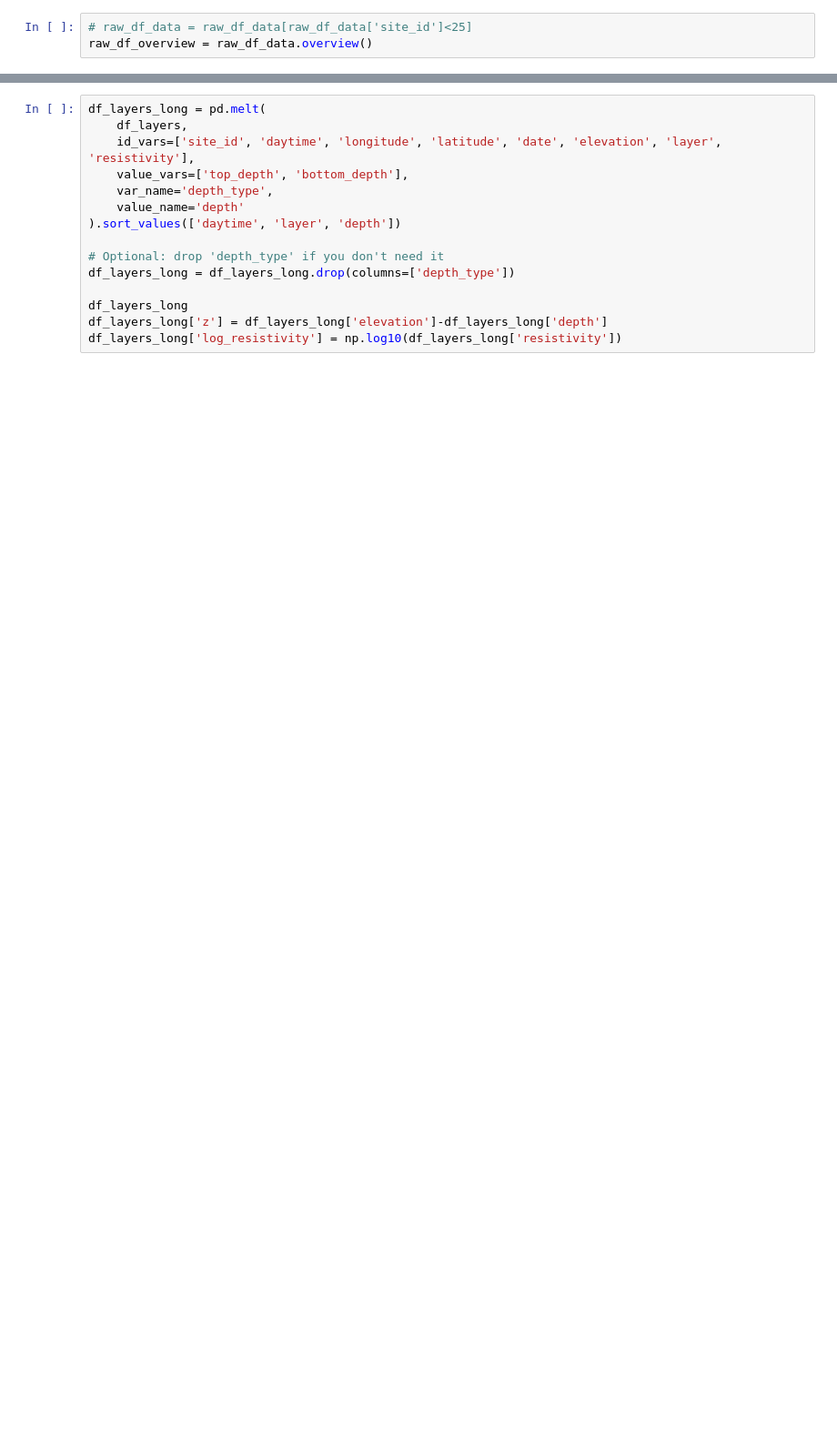
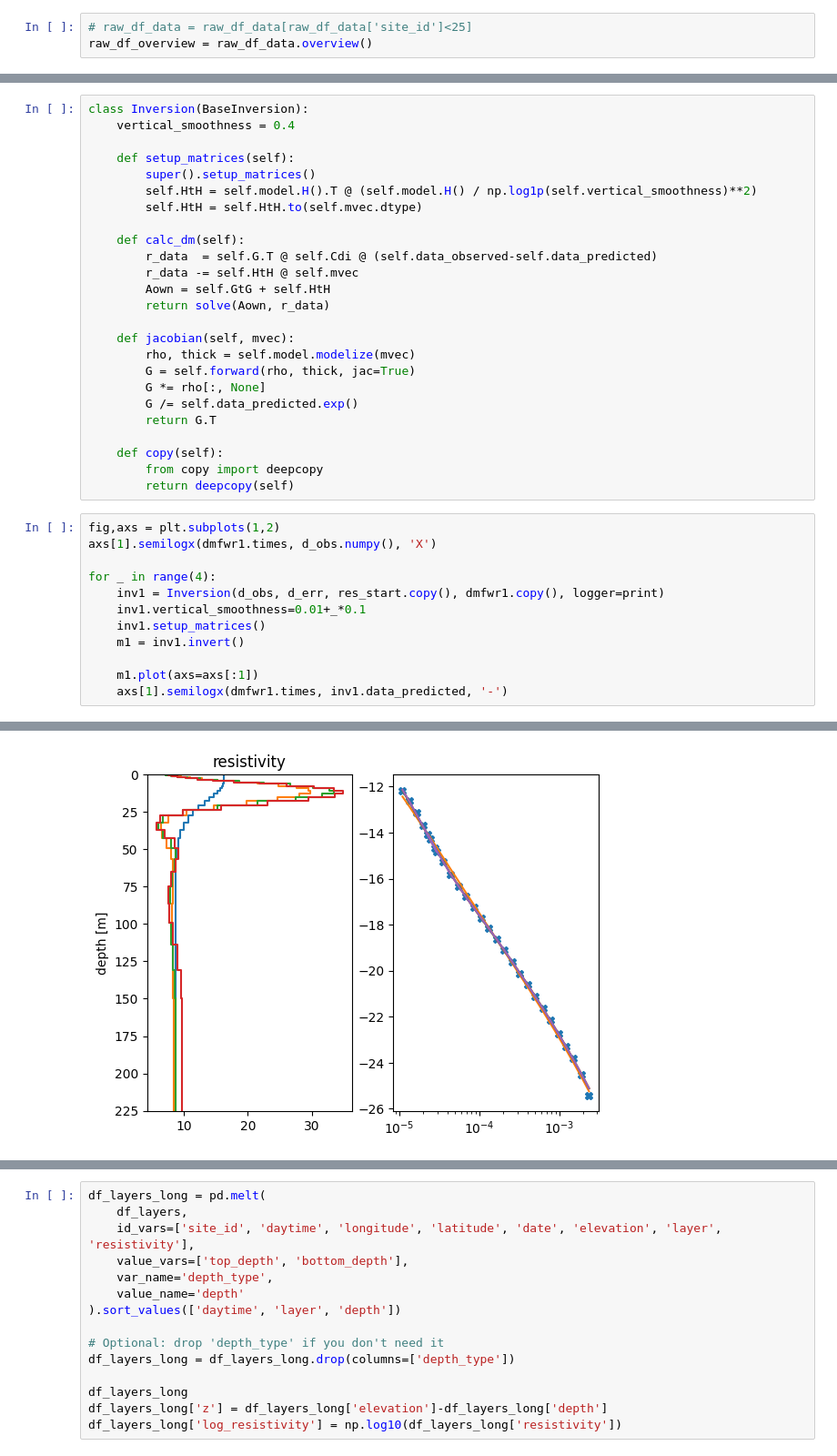
Before and after one commit to bob-b-b/sea-anemone, a Jupyter notebook: prototyping/temfram_inversion.ipynb, the cells around one changed output, grey strips where cells are left out. Shown at 91% size. Cells and saved outputs as stored; diff of their text form; blank space fills up the shorter version.

```diff
--- a/prototyping/temfram_inversion.ipynb
+++ b/prototyping/temfram_inversion.ipynb
@@ -90,0 +114,38 @@ with raw_df_data._skip_tracking():
+# %%
+class Inversion(BaseInversion):
+    vertical_smoothness = 0.4
+
+    def setup_matrices(self):
+        super().setup_matrices()
+        self.HtH = self.model.H().T @ (self.model.H() / np.log1p(self.vertical_smoothness)**2)
+        self.HtH = self.HtH.to(self.mvec.dtype)
+
+    def calc_dm(self):
+        r_data  = self.G.T @ self.Cdi @ (self.data_observed-self.data_predicted)
+        r_data -= self.HtH @ self.mvec
+        Aown = self.GtG + self.HtH
+        return solve(Aown, r_data)
+
+    def jacobian(self, mvec):
+        rho, thick = self.model.modelize(mvec)
+        G = self.forward(rho, thick, jac=True)
+        G *= rho[:, None]
+        G /= self.data_predicted.exp()
+        return G.T
+
+    def copy(self):
+        from copy import deepcopy
+        return deepcopy(self)
+# %%
+fig,axs = plt.subplots(1,2)
+axs[1].semilogx(dmfwr1.times, d_obs.numpy(), 'X')
+
+for _ in range(4):
+    inv1 = Inversion(d_obs, d_err, res_start.copy(), dmfwr1.copy(), logger=print)
+    inv1.vertical_smoothness=0.01+_*0.1
+    inv1.setup_matrices()
+    m1 = inv1.invert()
+
+    m1.plot(axs=axs[:1])
+    axs[1].semilogx(dmfwr1.times, inv1.data_predicted, '-')
+# %% [output]
@@ -91 +169,2 @@ with raw_df_data._skip_tracking():
+[figure, added]
 # %%
```
Also changed, not shown: parts of 15 cells of this notebook, 7 other files.
